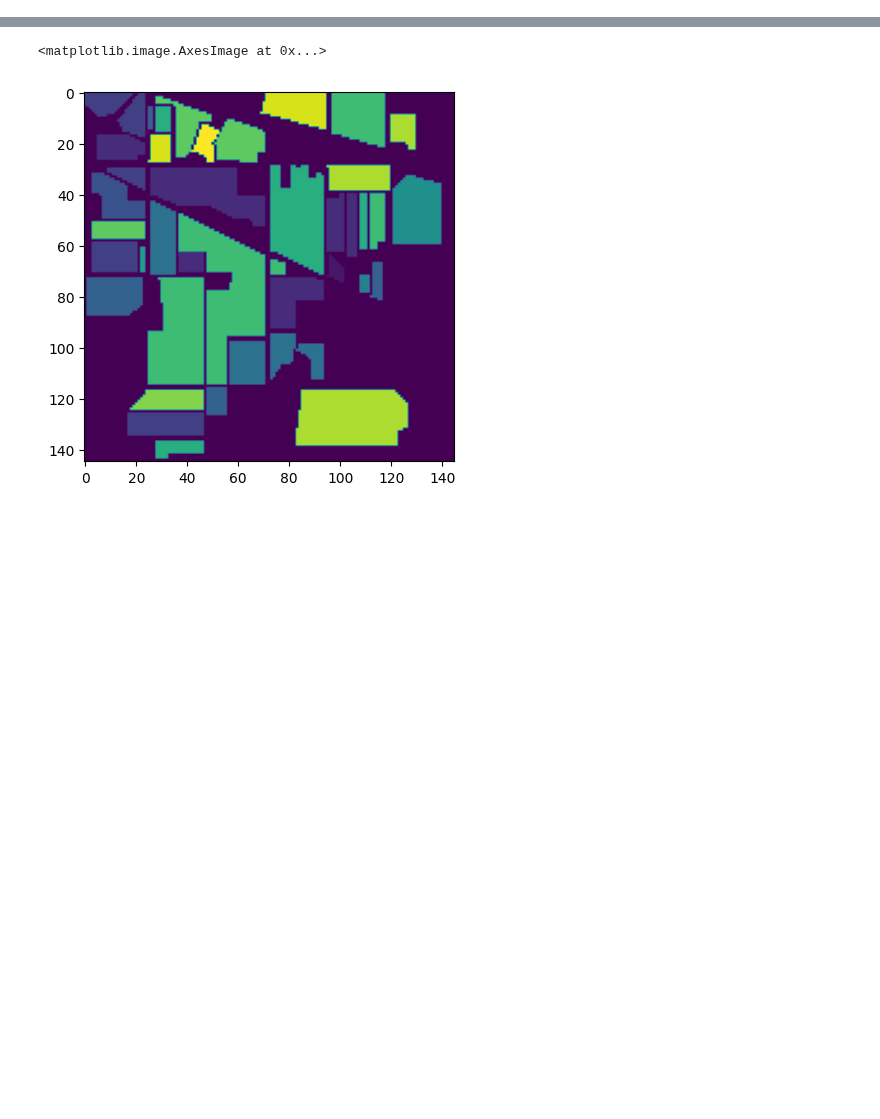
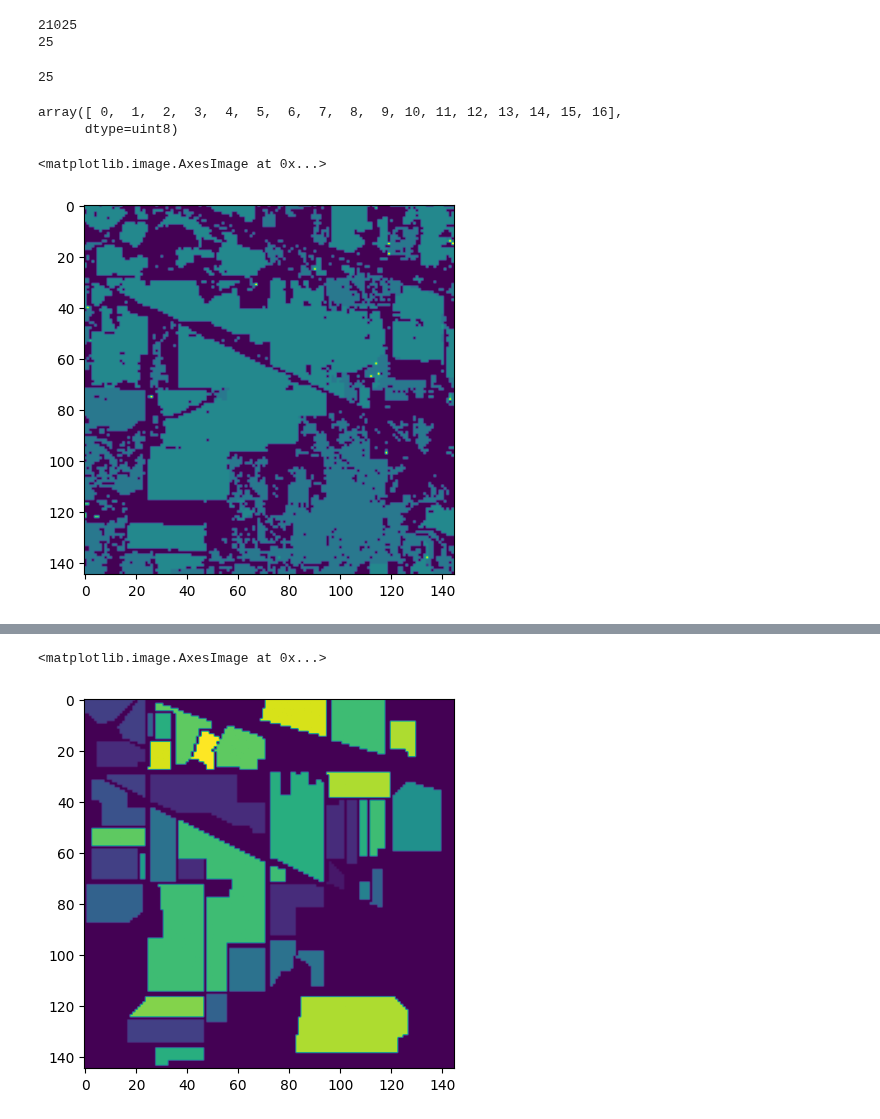
Before and after one commit to jonasroy/SVM_THESIS_PROJECT, a Jupyter notebook: Model/Indian_pines_model.ipynb, the cells around one changed output, grey strips where cells are left out. Saved outputs shown, nothing was run; the diff lists cells and outputs as text; code cells hidden in the pictures; blank space fills up the shorter version.

```diff
--- a/Model/Indian_pines_model.ipynb
+++ b/Model/Indian_pines_model.ipynb
@@ -429,7 +455,8 @@ import tables as ta
-# %%
-#Loading correceted data
-indian_pines = sc.loadmat("../HyperSpectralData/Hyperspectral Remote Sensing Scenes/Indian_pines.mat")["indian_pines"]
-
-# Loading pictures
-indian_pines_gt = sc.loadmat("../HyperSpectralData/Hyperspectral Remote Sensing Scenes/Indian_pines_gt.mat")["indian_pines_gt"]
+# %%
+#Indian pines dataset laod
+indian_pines_gt = sc.loadmat("../HyperSpectralData/Hyperspectral Remote Sensing Scenes/Indian_pines_gt.mat")
+indian_pines = sc.loadmat("../HyperSpectralData/Hyperspectral Remote Sensing Scenes/Indian_pines_corrected.mat")
+
+indian_pines = indian_pines["indian_pines_corrected"]
+indian_pines_gt = indian_pines_gt["indian_pines_gt"]
 # %%
@@ -448,0 +466,37 @@ X_train, X_test, y_train, y_test = train_test_split(X,y, test_size=0.2, random_s
+# %%
+X = indian_pines.reshape(145*145, 200)
+y = indian_pines_gt
+y = y.ravel()
+#X = (X[y>0,:])
+#y = (y[y>0])
+pca = PCA(n_components=0.99)
+X = pca.fit_transform(X)
+
+X_train, X_test, y_train, y_test = train_test_split(X, y, random_state = 10, test_size = 0.8, stratify=y )
+# %%
+print(X.shape[0])
+print(X.shape[1])
+# %% [output]
+21025
+25
+# %%
+print(X.shape[1])
+# %% [output]
+25
+# %%
+iter = 1e5
+svm = LinearSVC(class_weight= "balanced", max_iter=iter)
+svm.fit(X_train, y_train)
+
+yout = svm.predict(X)
+# %%
+classesInLabels(y_train)
+# %% [output]
+array([ 0,  1,  2,  3,  4,  5,  6,  7,  8,  9, 10, 11, 12, 13, 14, 15, 16],
+      dtype=uint8)
+# %%
+shape = int(np.sqrt(len(yout)))
+plt.imshow(yout.reshape(shape, shape))
+# %% [output]
+<matplotlib.image.AxesImage at 0x...>
+[figure, added]
```
Also changed, not shown: parts of 24 cells of this notebook, 4 other files.
